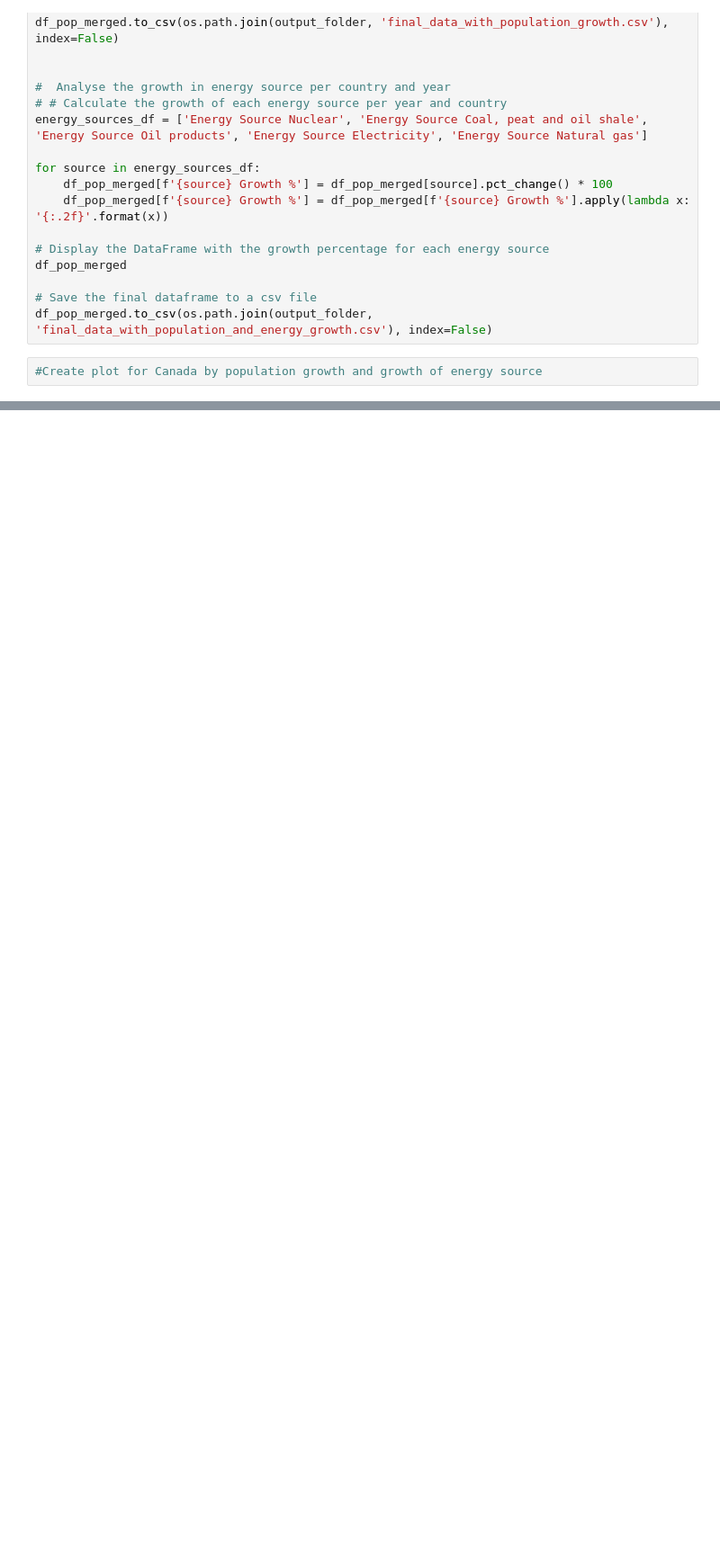
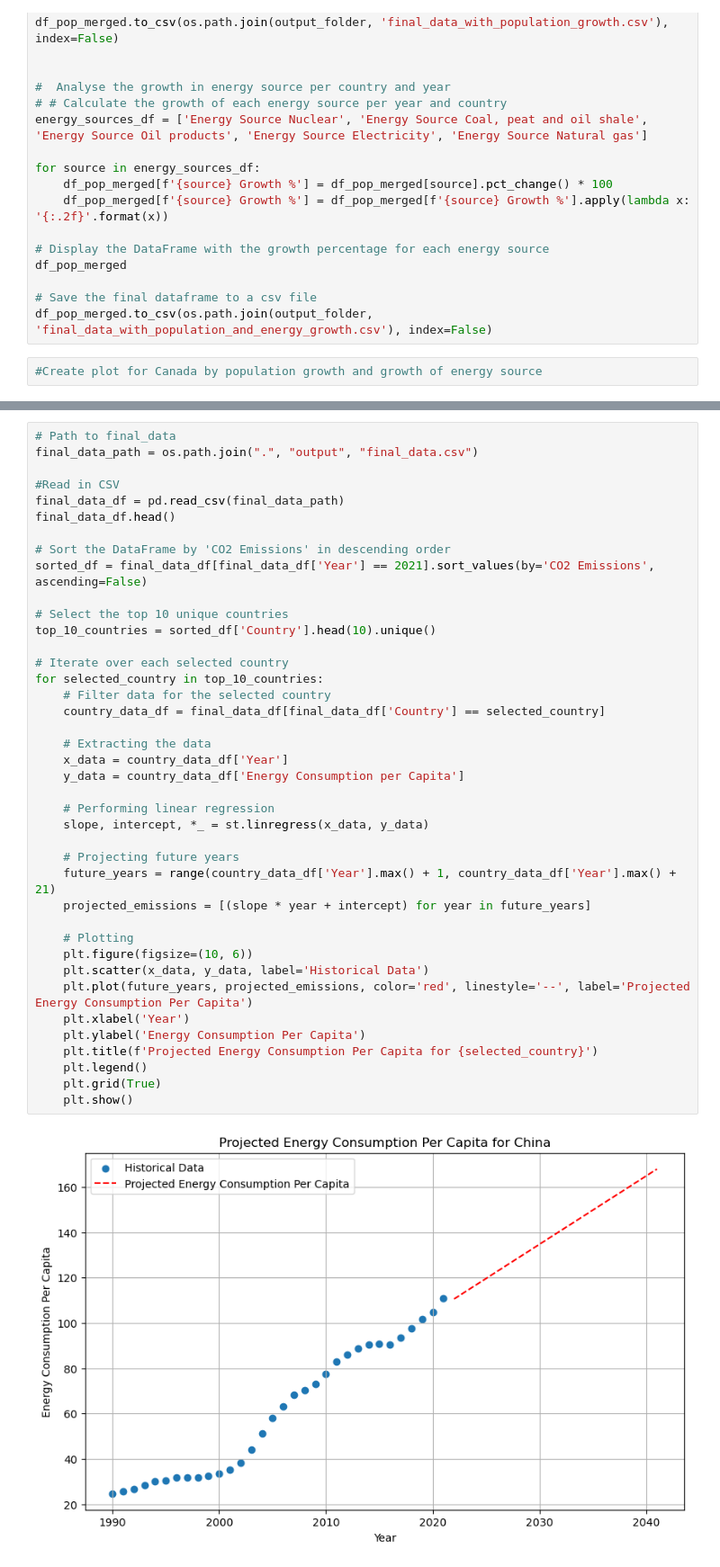
Before and after one commit to maddiebowman/Global_Climate_Change_Trends, a Jupyter notebook: GlobalClimateTrends.ipynb, the cells around one changed output, grey strips where cells are left out. Shown at 90% size. Cells and saved outputs as stored; diff of their text form; blank space fills up the shorter version.

Commit message:
added future emissions

```diff
--- a/GlobalClimateTrends.ipynb
+++ b/GlobalClimateTrends.ipynb
@@ -231,0 +234,42 @@ df_pop_merged.to_csv(os.path.join(output_folder, 'final_data_with_population_and
+# %%
+# Path to final_data
+final_data_path = os.path.join(".", "output", "final_data.csv")
+
+#Read in CSV
+final_data_df = pd.read_csv(final_data_path)
+final_data_df.head()
+
+# Sort the DataFrame by 'CO2 Emissions' in descending order
+sorted_df = final_data_df[final_data_df['Year'] == 2021].sort_values(by='CO2 Emissions', ascending=False)
+
+# Select the top 10 unique countries
+top_10_countries = sorted_df['Country'].head(10).unique()
+
+# Iterate over each selected country
+for selected_country in top_10_countries:
+    # Filter data for the selected country
+    country_data_df = final_data_df[final_data_df['Country'] == selected_country]
+
+    # Extracting the data
+    x_data = country_data_df['Year']
+    y_data = country_data_df['Energy Consumption per Capita']
+
+    # Performing linear regression
+    slope, intercept, *_ = st.linregress(x_data, y_data)
+
+    # Projecting future years
+    future_years = range(country_data_df['Year'].max() + 1, country_data_df['Year'].max() + 21)
+    projected_emissions = [(slope * year + intercept) for year in future_years]
+
+    # Plotting
+    plt.figure(figsize=(10, 6))
+    plt.scatter(x_data, y_data, label='Historical Data')
+    plt.plot(future_years, projected_emissions, color='red', linestyle='--', label='Projected Energy Consumption Per Capita')
+    plt.xlabel('Year')
+    plt.ylabel('Energy Consumption Per Capita')
+    plt.title(f'Projected Energy Consumption Per Capita for {selected_country}')
+    plt.legend()
+    plt.grid(True)
+    plt.show()
+# %% [output]
+[figure, added]
```
Also changed, not shown: parts of 2 cells of this notebook.
